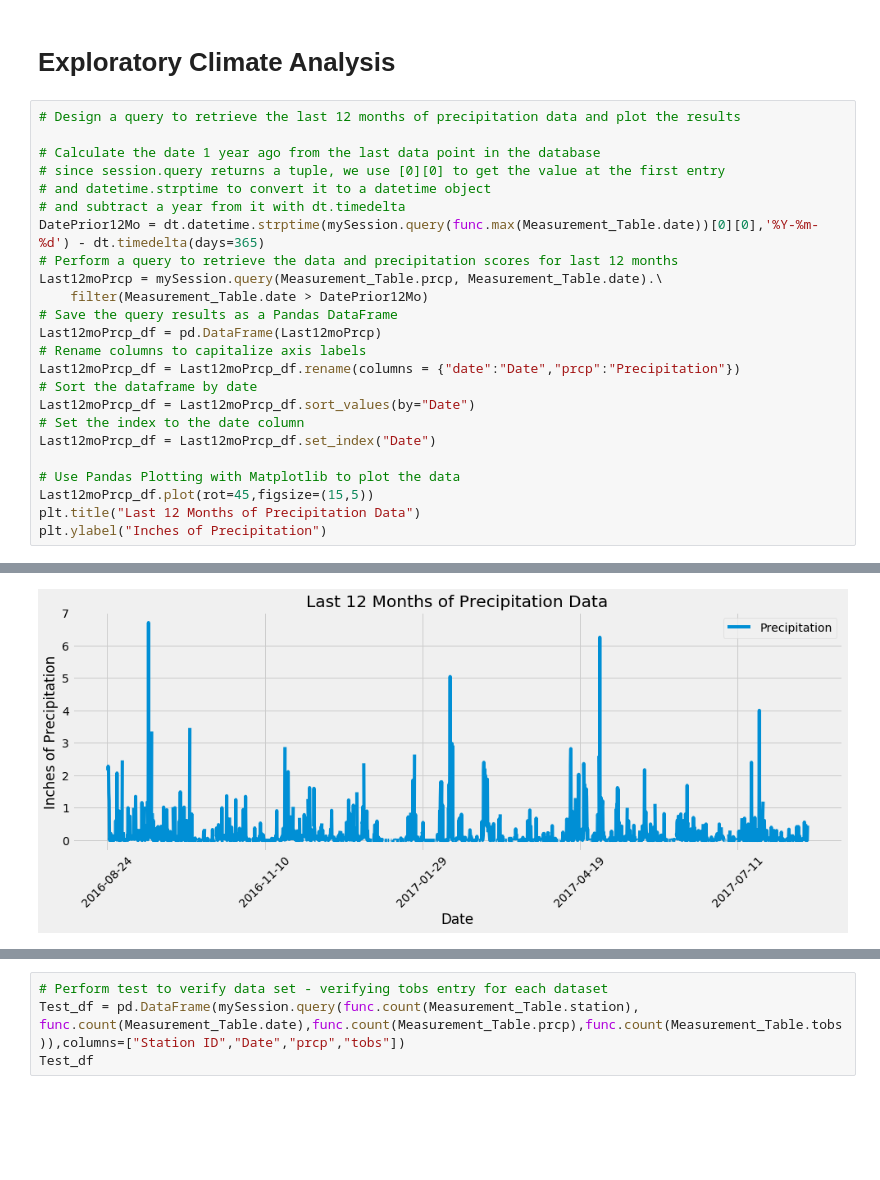
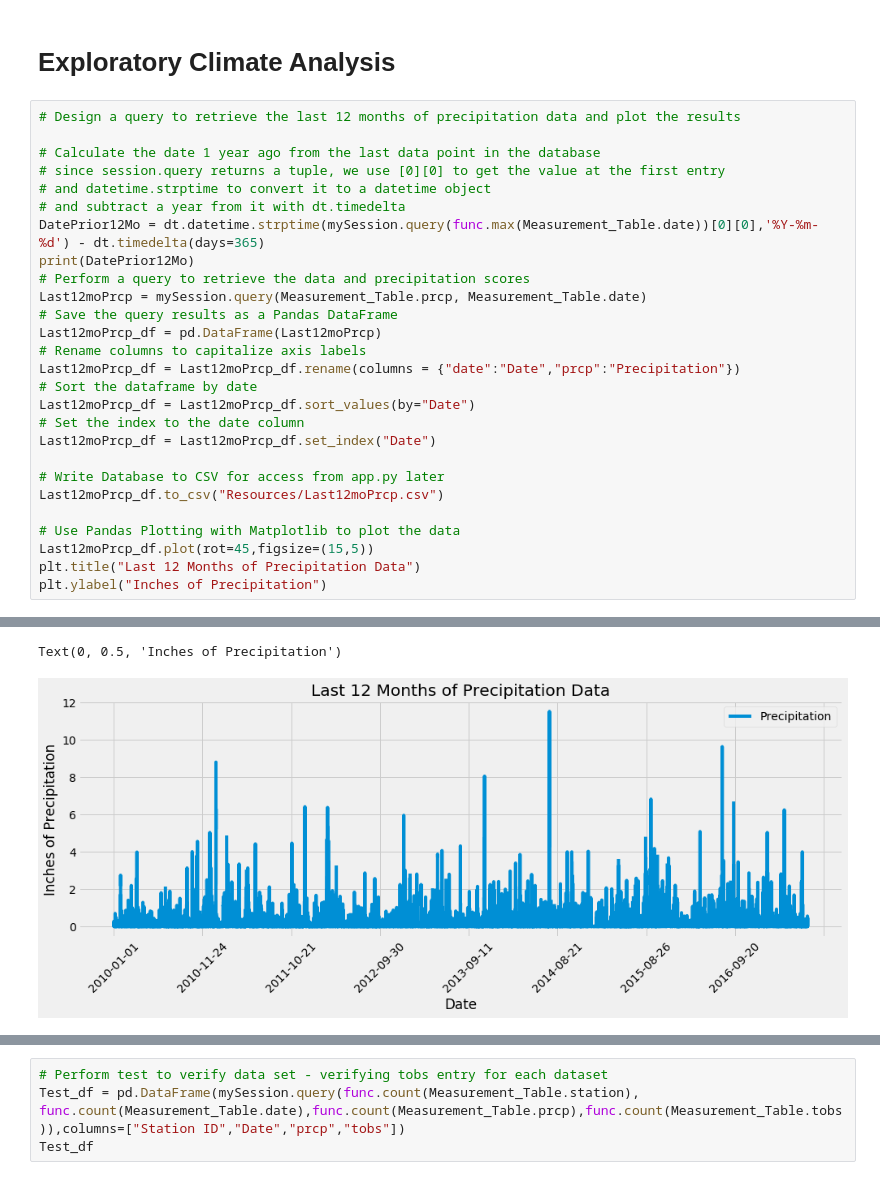
Before and after one commit to abordetskiy/Hawaii-Climate-Data-SQL-Integration, a Jupyter notebook: sqlalchemy-challenge.ipynb, the cells around one changed output, grey strips where cells are left out. Drawn from its saved outputs; the diff is of its cells as text; blank space fills up the shorter version.

```diff
--- a/sqlalchemy-challenge.ipynb
+++ b/sqlalchemy-challenge.ipynb
@@ -70,9 +70,9 @@ mySession = Session(bind=engine)
 # and datetime.strptime to convert it to a datetime object
 # and subtract a year from it with dt.timedelta
 DatePrior12Mo = dt.datetime.strptime(mySession.query(func.max(Measurement_Table.date))[0][0],'%Y-%m-%d') - dt.timedelta(days=365)
-# Perform a query to retrieve the data and precipitation scores for last 12 months
-Last12moPrcp = mySession.query(Measurement_Table.prcp, Measurement_Table.date).\
-    filter(Measurement_Table.date > DatePrior12Mo)
+print(DatePrior12Mo)
+# Perform a query to retrieve the data and precipitation scores
+Last12moPrcp = mySession.query(Measurement_Table.prcp, Measurement_Table.date)
 # Save the query results as a Pandas DataFrame
 Last12moPrcp_df = pd.DataFrame(Last12moPrcp)
 # Rename columns to capitalize axis labels
@@ -82,6 +82,9 @@ Last12moPrcp_df = Last12moPrcp_df.sort_values(by="Date")
 # Set the index to the date column
 Last12moPrcp_df = Last12moPrcp_df.set_index("Date")
 
+# Write Database to CSV for access from app.py later
+Last12moPrcp_df.to_csv("Resources/Last12moPrcp.csv")
+
 # Use Pandas Plotting with Matplotlib to plot the data
 Last12moPrcp_df.plot(rot=45,figsize=(15,5))
 plt.title("Last 12 Months of Precipitation Data")
@@ -91,4 +94,5 @@ Text(0, 0.5, 'Inches of Precipitation')
+Text(0, 0.5, 'Inches of Precipitation')
-[figure, old version]
+[figure, new version]
 # %%
 # Use Pandas to calcualte the summary statistics for the precipitation data
 Last12moPrcp_df.describe()
```
Also changed, not shown: parts of 5 cells of this notebook, 4 other files.
